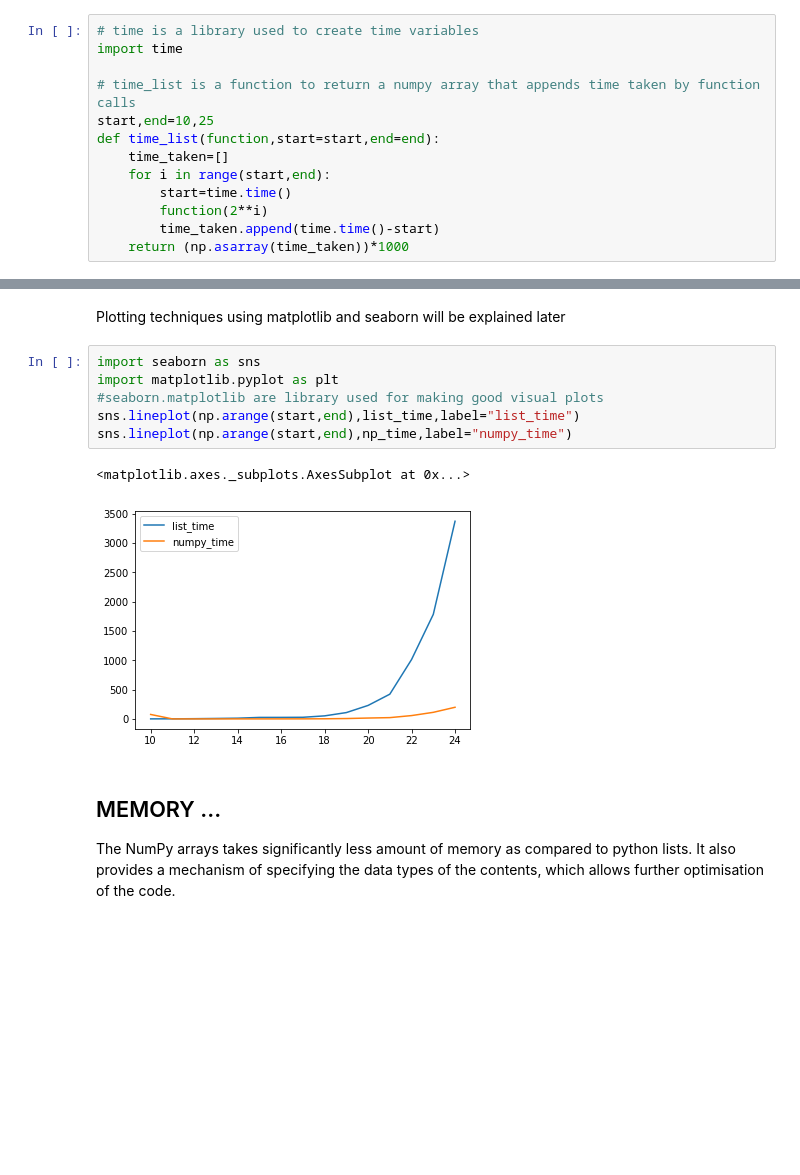
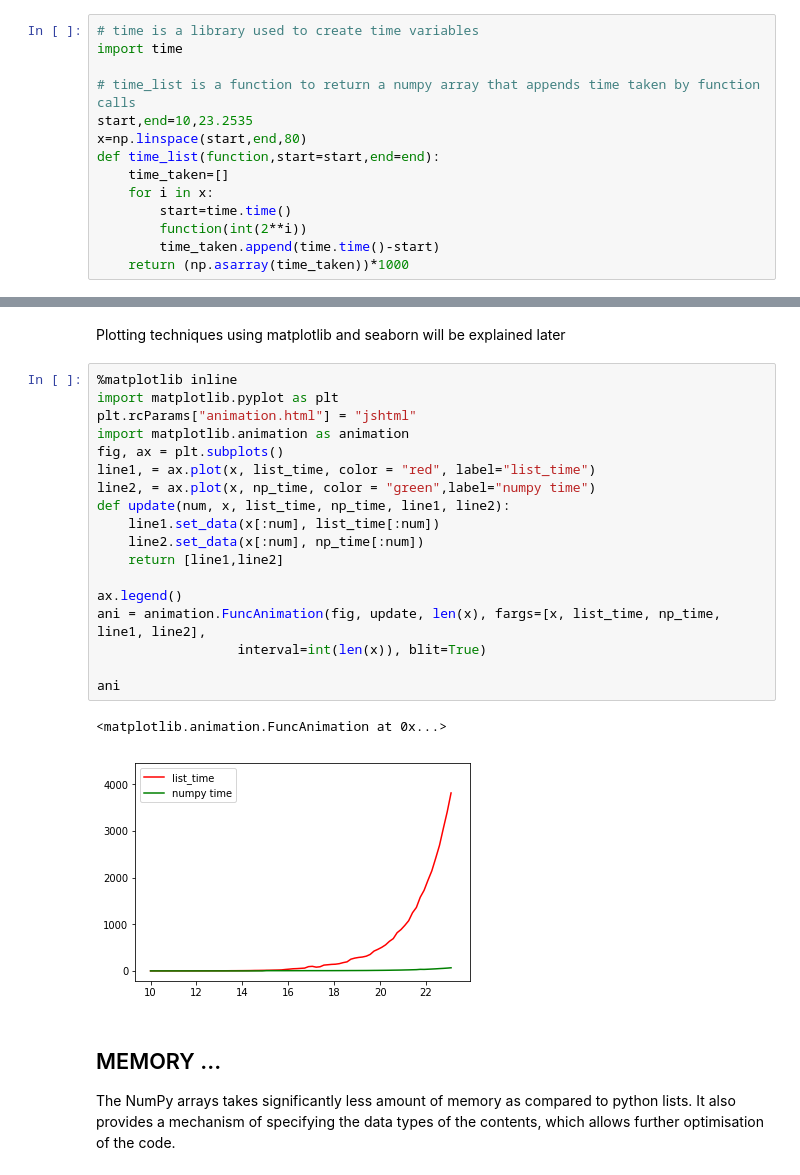
Before and after one commit to someshsingh22/CTE-Intro-To-Machine-Learning, a Jupyter notebook: Week-1 Getting Started/02 Why Numpy ?.ipynb, the cells around one changed output, grey strips where cells are left out. Drawn from its saved outputs; the diff is of its cells as text; blank space fills up the shorter version.

Commit message:
Cool Stuff Added
Anime stuff for plots

```diff
--- a/Week-1 Getting Started/02 Why Numpy ?.ipynb
+++ b/Week-1 Getting Started/02 Why Numpy ?.ipynb
@@ -31,12 +31,13 @@ def np_add(size):
 import time
 
 # time_list is a function to return a numpy array that appends time taken by function calls
-start,end=10,25
+start,end=10,23.2535
+x=np.linspace(start,end,80)
 def time_list(function,start=start,end=end):
     time_taken=[]
-    for i in range(start,end):
+    for i in x:
         start=time.time()
-        function(2**i)
+        function(int(2**i))
         time_taken.append(time.time()-start)
     return (np.asarray(time_taken))*1000
 # %% [markdown]
@@ -57,15 +61,27 @@ time for size of 16777216 =
 ### Plot of time intervals Numpy vs Python List
 # %% [markdown]
 Plotting techniques using matplotlib and seaborn will be explained later
-# %%
-import seaborn as sns
-import matplotlib.pyplot as plt
-#seaborn.matplotlib are library used for making good visual plots
-sns.lineplot(np.arange(start,end),list_time,label="list_time")
-sns.lineplot(np.arange(start,end),np_time,label="numpy_time")
-# %% [output]
-<matplotlib.axes._subplots.AxesSubplot at 0x...>
-[figure, removed]
+# %%
+%matplotlib inline
+import matplotlib.pyplot as plt
+plt.rcParams["animation.html"] = "jshtml"
+import matplotlib.animation as animation
+fig, ax = plt.subplots()
+line1, = ax.plot(x, list_time, color = "red", label="list_time")
+line2, = ax.plot(x, np_time, color = "green",label="numpy time")
+def update(num, x, list_time, np_time, line1, line2):
+    line1.set_data(x[:num], list_time[:num])
+    line2.set_data(x[:num], np_time[:num])
+    return [line1,line2]
+
+ax.legend()
+ani = animation.FuncAnimation(fig, update, len(x), fargs=[x, list_time, np_time, line1, line2],
+                  interval=int(len(x)), blit=True)
+
+ani
+# %% [output]
+<matplotlib.animation.FuncAnimation at 0x...>
+[figure, added]
 # %% [markdown]
 ## MEMORY ...
 The NumPy arrays takes significantly less amount of memory as compared to python lists. It also provides a mechanism of specifying the data types of the contents, which allows further optimisation of the code.
```
Also changed, not shown: parts of 3 cells of this notebook.
